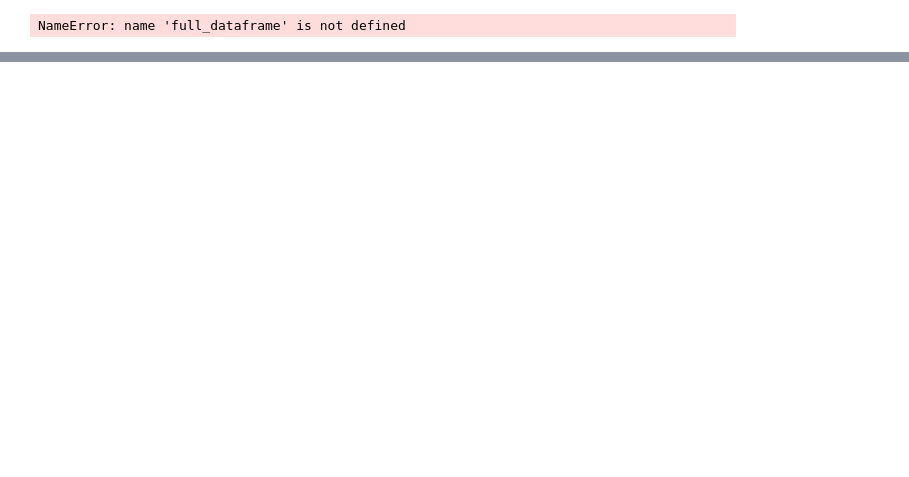
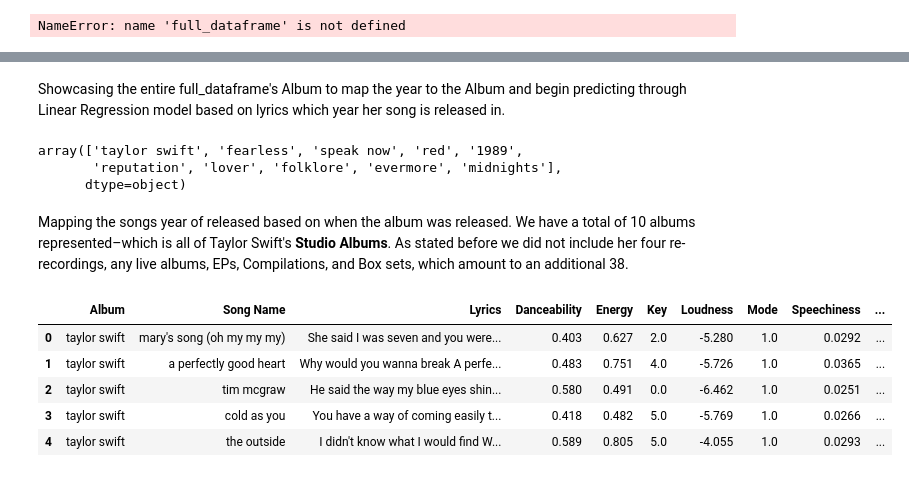
Before and after one commit to sreyaj99/nlp_tswift, a Jupyter notebook: project.ipynb, the cells around one changed output, grey strips where cells are left out. Drawn from its saved outputs; the diff is of its cells as text; code cells hidden in the pictures; blank space fills up the shorter version.

```diff
--- a/project.ipynb
+++ b/project.ipynb
@@ -119,0 +175,12 @@ full_dataframe.head(3)
+# %%
+spotify_csv.head()
+spotify_csv['Song Name']=spotify_csv['Song Name'].apply(lambda x: x.strip().lower().replace('\u200b', ''))
+spotify_csv['Album']=spotify_csv['Album'].apply(lambda x: x.strip().lower())
+
+song_lyrics_csv['Song Name']=song_lyrics_csv['Song Name'].apply(lambda x: x.strip().lower().replace('\u200b', ''))
+song_lyrics_csv['Album']=song_lyrics_csv['Album'].apply(lambda x: x.strip().lower())
+song_lyrics_csv.head()
+
+
+full_dataframe = song_lyrics_csv.merge(spotify_csv, how='inner', on=['Song Name', 'Album'])
+full_dataframe.head(3)
@@ -149,0 +322,35 @@ full_dataframe.head(5)
+# %% [markdown]
+Showcasing the entire full_dataframe's Album to map the year to the Album and begin predicting through Linear Regression model based on lyrics which year her song is released in.
+# %%
+full_dataframe['Album'].unique()
+#https://www.radiotimes.com/audio/taylor-swift-albums-in-order/
+# %% [output]
+array(['taylor swift', 'fearless', 'speak now', 'red', '1989',
+       'reputation', 'lover', 'folklore', 'evermore', 'midnights'],
+      dtype=object)
+# %% [markdown]
+Mapping the songs year of released based on when the album was released. We have a total of 10 albums represented–which is all of Taylor Swift's **Studio Albums**. As stated before we did not include her four re-recordings, any live albums, EPs, Compilations, and Box sets, which amount to an additional 38.
+# %%
+matching_album_name_to_year = {
+    'taylor swift': 2006,
+    'fearless': 2008,
+    'speak now': 2010,
+    'red': 2012,
+    '1989': 2014,
+    'reputation': 2017,
+    'lover': 2019,
+    'folklore': 2020,
+    'evermore': 2020,
+    'midnights': 2022,
+}
+# %%
+full_dataframe['Year'] = full_dataframe['Album'].map(matching_album_name_to_year)
+# %%
+full_dataframe.head()
+# %% [output]
+|  | Album | Song Name | Lyrics | Danceability | Energy | Key | Loudness | Mode | Speechiness | ... |
+| 0 | taylor swift | mary's song (oh my my my) | She said I was seven and you were... | 0.403 | 0.627 | 2.0 | -5.280 | 1.0 | 0.0292 | ... |
+| 1 | taylor swift | a perfectly good heart | Why would you wanna break A perfe... | 0.483 | 0.751 | 4.0 | -5.726 | 1.0 | 0.0365 | ... |
+| 2 | taylor swift | tim mcgraw | He said the way my blue eyes shin... | 0.580 | 0.491 | 0.0 | -6.462 | 1.0 | 0.0251 | ... |
+| 3 | taylor swift | cold as you | You have a way of coming easily t... | 0.418 | 0.482 | 5.0 | -5.769 | 1.0 | 0.0266 | ... |
+| 4 | taylor swift | the outside | I didn't know what I would find W... | 0.589 | 0.805 | 5.0 | -4.055 | 1.0 | 0.0293 | ... |
```
Also changed, not shown: parts of 96 cells of this notebook.
